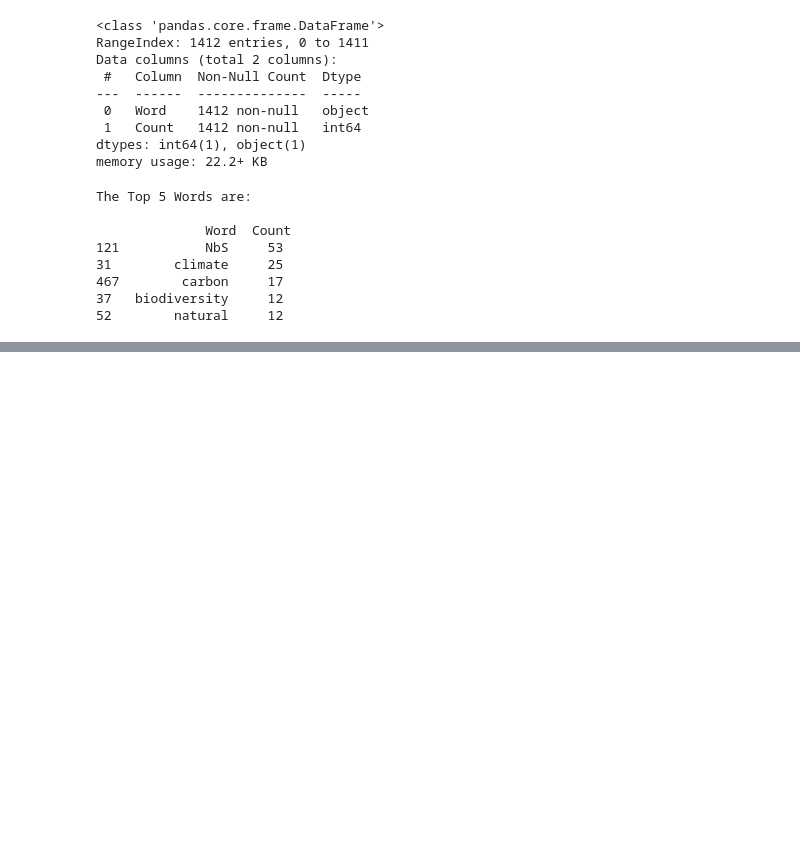
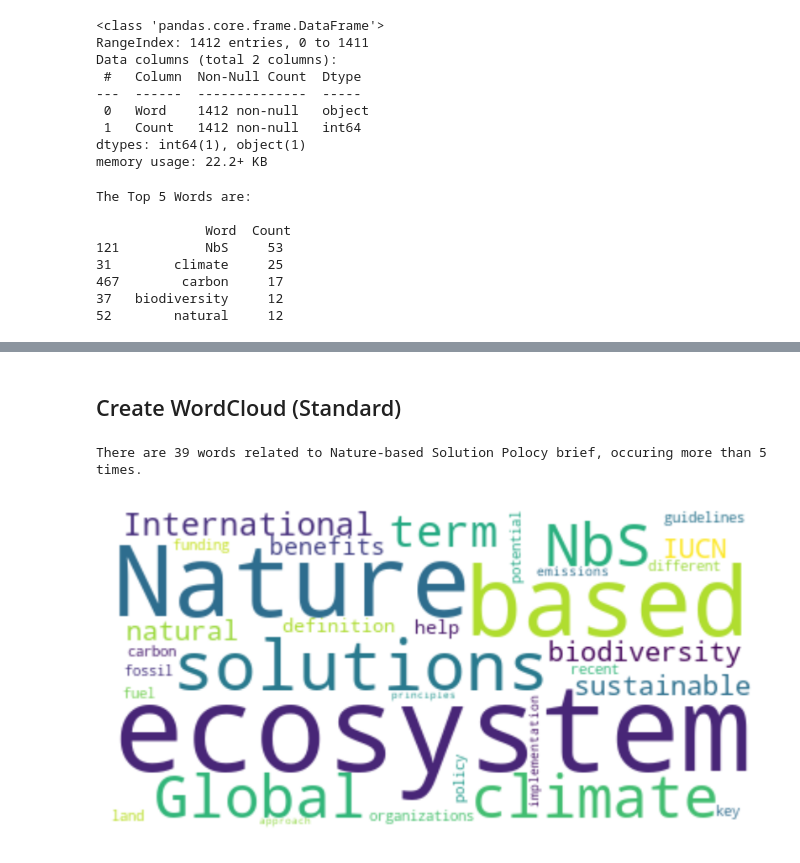
Before and after one commit to prak112/document-wordcloud, a Jupyter notebook: code/words_cloud.ipynb, the cells around one changed output, grey strips where cells are left out. Drawn from its saved outputs; the diff is of its cells as text; code cells hidden in the pictures; blank space fills up the shorter version.

Commit message:
wordcloud generated.

```diff
--- a/code/words_cloud.ipynb
+++ b/code/words_cloud.ipynb
@@ -63,0 +64,4 @@ The Top 5 Words are:
+# %%
+# Filter for Word count above 5
+above5_counter = counter_df.loc[counter_df.Count > 5]
+above5_counter
@@ -63,0 +86,2 @@ The Top 5 Words are:
+# %% [markdown]
+## Create WordCloud (Standard)
@@ -63,0 +91,19 @@ The Top 5 Words are:
+# %%
+# Collect words
+words = " ".join(word for word in above5_counter.Word)
+total_words = len(above5_counter.Word)
+print(f"There are {total_words} words related to Nature-based Solution Polocy brief, occuring more than 5 times.\n\n")
+
+# Generate wordcloud image
+wordcloud = WordCloud(max_font_size=75, max_words=total_words, background_color='white').generate(words)
+# Save wordcloud to output folder
+wordcloud.to_file(r"D:\GitHub_Projects\gybn-pb-insights\output\Nbs_wordcloud.png")
+
+# Display wordcloud image
+plt.figure(dpi=600)
+plt.imshow(wordcloud, interpolation='bilinear')
+plt.axis('off')
+plt.show()
+# %% [output]
+There are 39 words related to Nature-based Solution Polocy brief, occuring more than 5 times.
+[figure, added]
```
Also changed, not shown: parts of 4 cells of this notebook, 1 other file.
